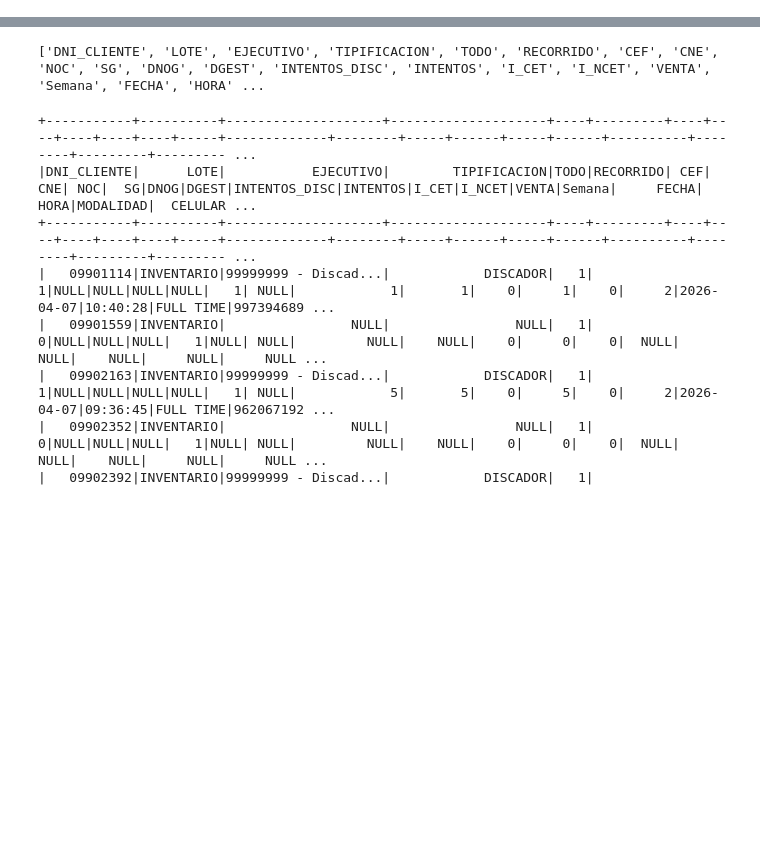
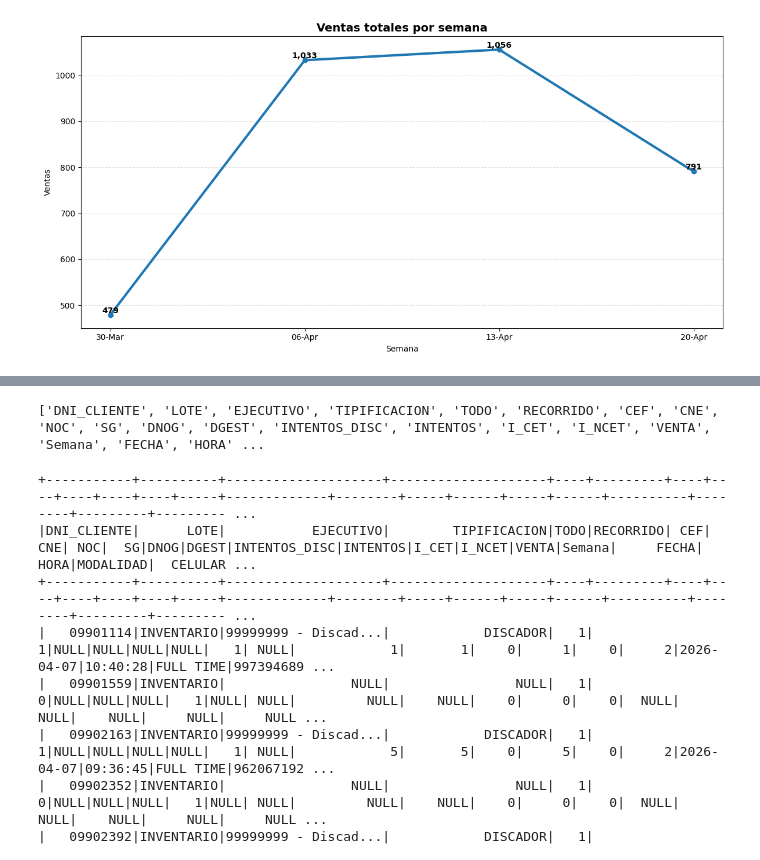
Before and after one commit to fernandolazob/target_script_01, a Jupyter notebook: 01_resumen.ipynb, the cells around one changed output, grey strips where cells are left out. Drawn from its saved outputs; the diff is of its cells as text; code cells hidden in the pictures; blank space fills up the shorter version.

```diff
--- a/01_resumen.ipynb
+++ b/01_resumen.ipynb
@@ -102,3 +14,15 @@ spark = SparkSession.builder \
     .config('spark.executor.memory', '9g') \
     .config('spark.driver.memory', '9g') \
     .getOrCreate()
+# %%
+query=f'''
+    select * from cronox.dbo.borrar_alfcc_reporte_sql
+    where  lote IN(
+'2026-04-01'
+,'INVENTARIO'
+,'REINGRESO'
+)
+'''
+df_ref = obtener_tabla_sql(spark,query,server_sa,user_sa,pwd_sa,db_sa)
+
+print(df_ref.columns)
@@ -104,0 +289,25 @@ spark = SparkSession.builder \
+# %%
+plt.figure(figsize=(12,6))
+
+plt.plot(
+    df_ventas_semana["semana"],
+    df_ventas_semana["ventas_totales"],
+    marker="o",
+    linewidth=3
+)
+
+for x, y in zip(df_ventas_semana["semana"], df_ventas_semana["ventas_totales"]):
+    plt.text(x, y, f"{y:,.0f}", ha="center", va="bottom", fontweight="bold")
+
+plt.title("Ventas totales por semana", fontsize=14, fontweight="bold")
+plt.xlabel("Semana")
+plt.ylabel("Ventas")
+
+plt.xticks(df_ventas_semana["semana"],
+           [d.strftime("%d-%b") for d in df_ventas_semana["semana"]])
+
+plt.grid(axis="y", linestyle="--", alpha=0.4)
+plt.tight_layout()
+plt.show()
+# %% [output]
+[figure, added]
```
Also changed, not shown: parts of 45 cells of this notebook, 12 other files.
